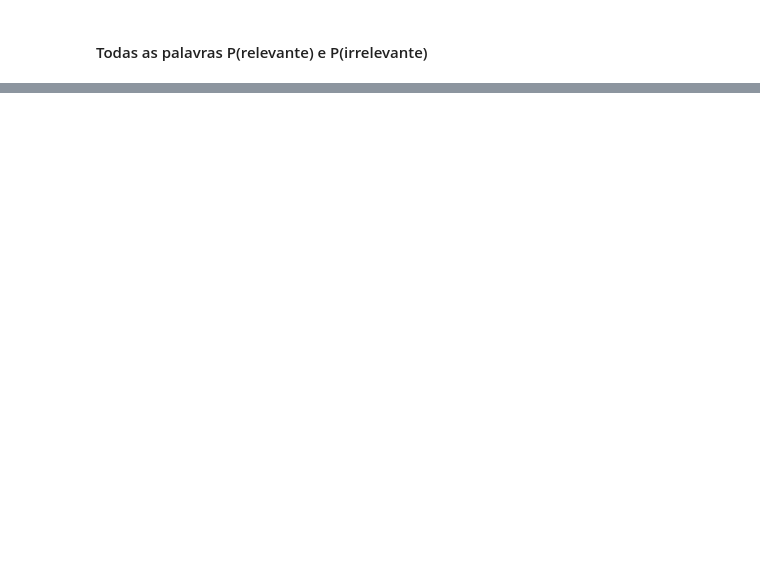
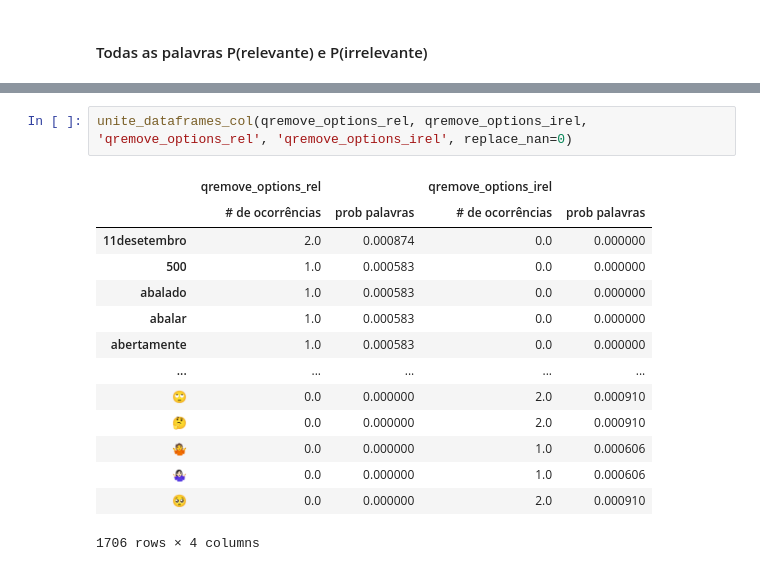
Before and after one commit to RafaelNiccheri/P1-Cdados21_2, a Jupyter notebook: Projeto_1.1.ipynb, the cells around one changed output, grey strips where cells are left out. Saved outputs shown, nothing was run; the diff lists cells and outputs as text; blank space fills up the shorter version.

```diff
--- a/Projeto_1.1.ipynb
+++ b/Projeto_1.1.ipynb
@@ -473 +539,18 @@ qremove_options_irel['prob palavras'].sort_values(ascending=False).sum()
+# %%
+unite_dataframes_col(qremove_options_rel, qremove_options_irel, 'qremove_options_rel', 'qremove_options_irel', replace_nan=0)
+# %% [output]
+|  | qremove_options_rel |  | qremove_options_irel |  |
+|  | # de ocorrências | prob palavras | # de ocorrências | prob palavras |
+| 11desetembro | 2.0 | 0.000874 | 0.0 | 0.000000 |
+| 500 | 1.0 | 0.000583 | 0.0 | 0.000000 |
+| abalado | 1.0 | 0.000583 | 0.0 | 0.000000 |
+| abalar | 1.0 | 0.000583 | 0.0 | 0.000000 |
+| abertamente | 1.0 | 0.000583 | 0.0 | 0.000000 |
+| ... | ... | ... | ... | ... |
+| 🙄 | 0.0 | 0.000000 | 2.0 | 0.000910 |
+| 🤔 | 0.0 | 0.000000 | 2.0 | 0.000910 |
+| 🤷 | 0.0 | 0.000000 | 1.0 | 0.000606 |
+| 🤷🏻‍♀️ | 0.0 | 0.000000 | 1.0 | 0.000606 |
+| 🥺 | 0.0 | 0.000000 | 2.0 | 0.000910 |
+1706 rows × 4 columns
 # %%
```
Also changed, not shown: parts of 38 cells of this notebook, 1 other file.
